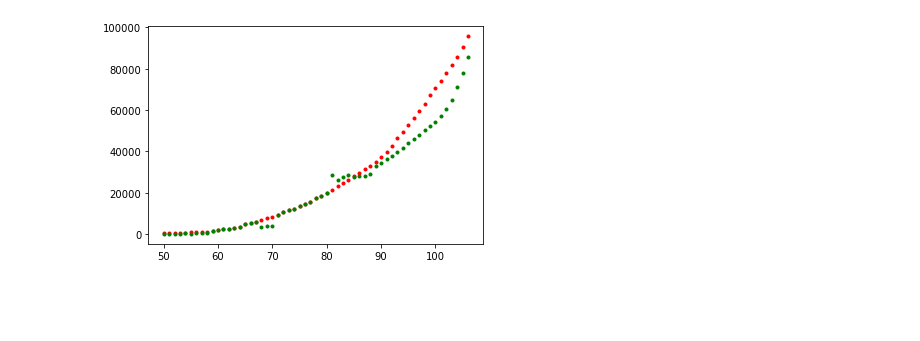
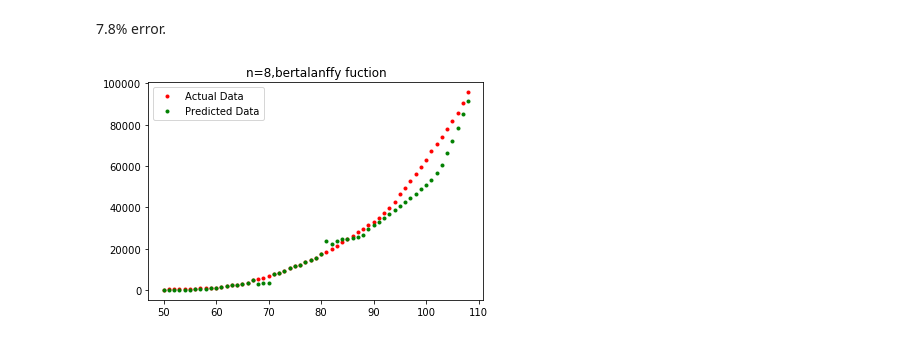
Before and after one commit to Divay9Sharma/My-Blog, a Jupyter notebook: _notebooks/2020-05-18-Covid.ipynb, the cells around one changed output. Saved outputs shown, nothing was run; the diff lists cells and outputs as text; code cells hidden in the pictures; blank space fills up the shorter version.

```diff
--- a/_notebooks/2020-05-18-Covid.ipynb
+++ b/_notebooks/2020-05-18-Covid.ipynb
@@ -81,0 +151,24 @@ plt.legend()
+# %%
+df=np.array(data[data['Country/Region']=='India'])
+cases = df[:,4:]
+cases_ind = cases.T.reshape(cases.size)
+
+df=np.array(data[data['Country/Region']=='Italy'])
+cases = df[:,4:]
+cases_it = cases.T.reshape(cases.size)
+
+df=np.array(data[data['Country/Region']=='Iran'])
+cases = df[:,4:]
+cases_iran = cases.T.reshape(cases.size)
+
+df=np.array(data[data['Country/Region']=='Switzerland'])
+cases = df[:,4:]
+cases_swiss = cases.T.reshape(cases.size)
+
+plt.plot(date,cases_iran,label="Iran")
+plt.plot(date,cases_swiss,label="Switzerland")
+plt.plot(date,cases_ind,label="India")
+plt.plot(date,cases_it,label="Italy")
+plt.xlabel("Dates from 22/1/2020")
+plt.ylabel("Confirmed cases")
+plt.legend()
@@ -111,29 +245,24 @@ np.mean((np.array(sigmoid)[:,1] - np.array(sigmoid)[:,2])/np.array(sigmoid)[:,1]
+# %% [markdown]
+7.8% error.
 # %%
 bertalanffy = pd.DataFrame(columns=['date','real','pred'])
-n=10
+n=8
 for i in range(50,cases.size-n):
     extra_date = np.linspace(1,500,500)
     try:
         popt_sig, pcov_sig = curve_fit(Bertalanffy, date[:i], cases[:i])
         ans2 = popt_sig[0]*(1 - np.exp(-popt_sig[1]*extra_date))**popt_sig[2]
-        #print(ans2)
-        #print(ans2[i],cases[i])
         bertalanffy = bertalanffy.append(pd.DataFrame({'date':[i],'real':[cases[i+n]],'pred':[ans2[i+n]]}))
-        #plt.plot(extra_date, ans2, '--', color ='green', label ="Bertalanffy")
     except RuntimeError:
-        #print("be")
         bertalanffy = bertalanffy.append(pd.DataFrame({'date':[i],'real':[cases[i+n]],'pred':[cases[i+n]]}))
         continue
-#plt.plot(date, cases,'.',color ='yellow', label ="data")
-#plt.xlabel("Dates from 11/3/2020")
-#plt.ylabel("Total Deaths India")
-#plt.legend()
-#plt.show()
-plt.plot(np.array(bertalanffy)[:,0], np.array(bertalanffy)[:,1],'.',color ='red', label ="data")
-plt.plot(np.array(bertalanffy)[:,0], np.array(bertalanffy)[:,2],'.',color ='green', label ="data")
+plt.title("n=8,bertalanffy fuction")
+plt.plot(np.array(bertalanffy)[:,0], np.array(bertalanffy)[:,1],'.',color ='red', label ="Actual Data")
+plt.plot(np.array(bertalanffy)[:,0], np.array(bertalanffy)[:,2],'.',color ='green', label ="Predicted Data")
+plt.legend()
 plt.show()
 # %% [output]
-[figure, old version]
+[figure, new version]
 # %%
 np.mean((np.array(bertalanffy)[:,1] - np.array(bertalanffy)[:,2])/np.array(bertalanffy)[:,1])
 # %% [output]
```
Also changed, not shown: parts of 46 cells of this notebook.
